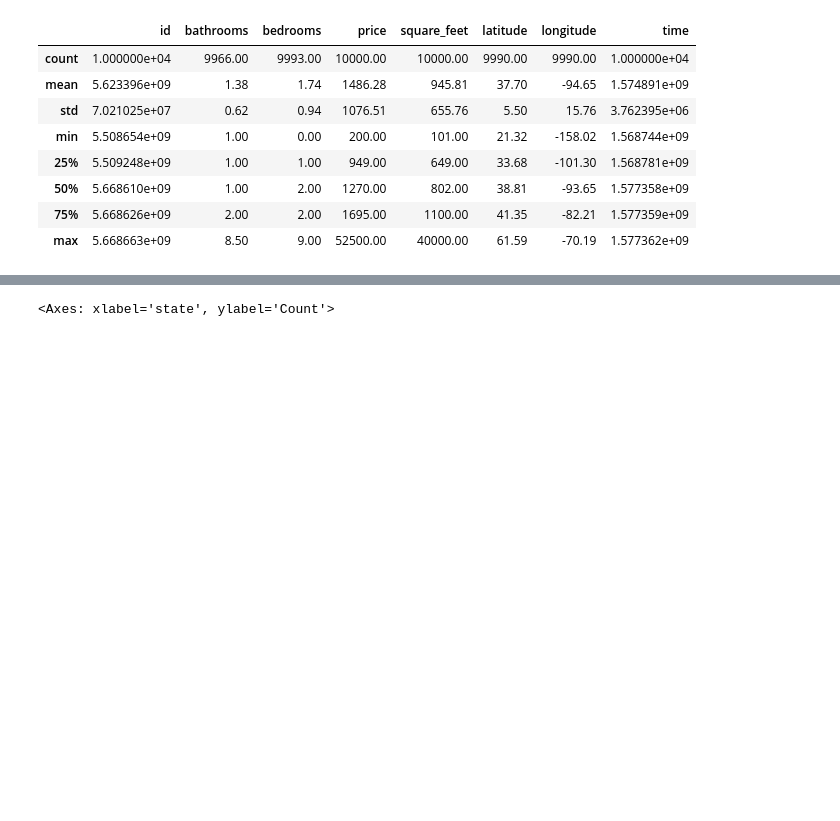
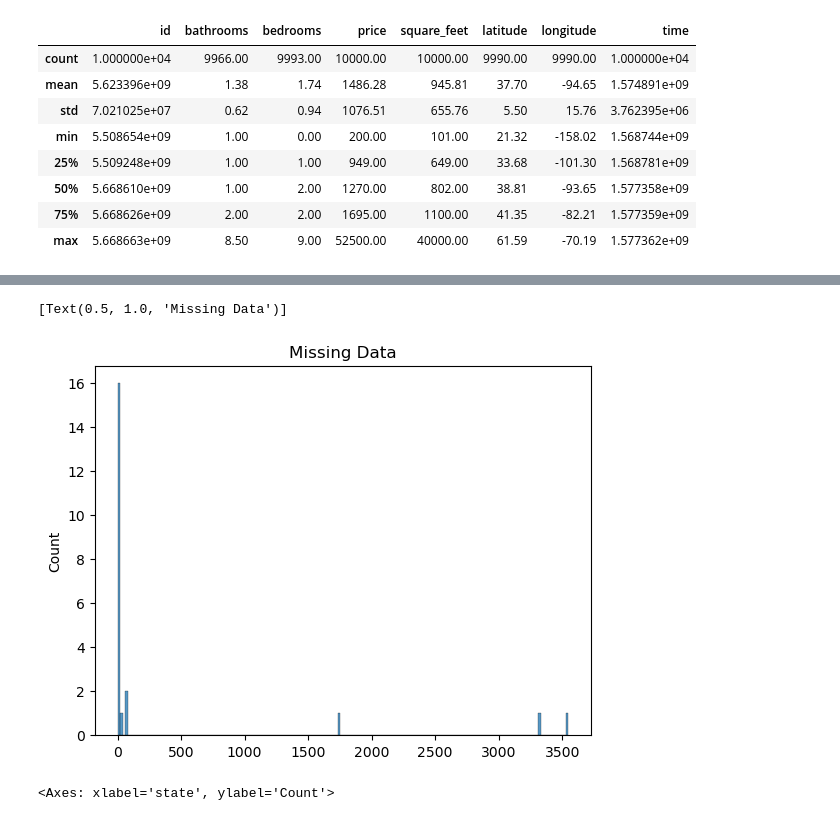
Before and after one commit to Daniel-Tran3/CSE_151A_Project, a Jupyter notebook: CSE151A_Group_Project.ipynb, the cells around one changed output, grey strips where cells are left out. Saved outputs shown, nothing was run; the diff lists cells and outputs as text; code cells hidden in the pictures; blank space fills up the shorter version.

```diff
--- a/CSE151A_Group_Project.ipynb
+++ b/CSE151A_Group_Project.ipynb
@@ -8,7 +6,7 @@ import numpy as np
 import matplotlib.pyplot as plt
 import seaborn as sns
 # %%
-apartments_df = pd.read_csv("CSE_151A_Project/apartments_for_rent_classified_10K_utf.csv")
+apartments_df = pd.read_csv("apartments_for_rent_classified_10K_utf.csv")
 # %%
 apartments_df.head()
 # %% [output]
@@ -33,0 +52,5 @@ apartments_df.describe().round(2)
+# %%
+sns.histplot(apartments_df.isna().sum()).set(title='Missing Data')
+# %% [output]
+[Text(0.5, 1.0, 'Missing Data')]
+[figure, added]
```
Also changed, not shown: parts of 4 cells of this notebook.
